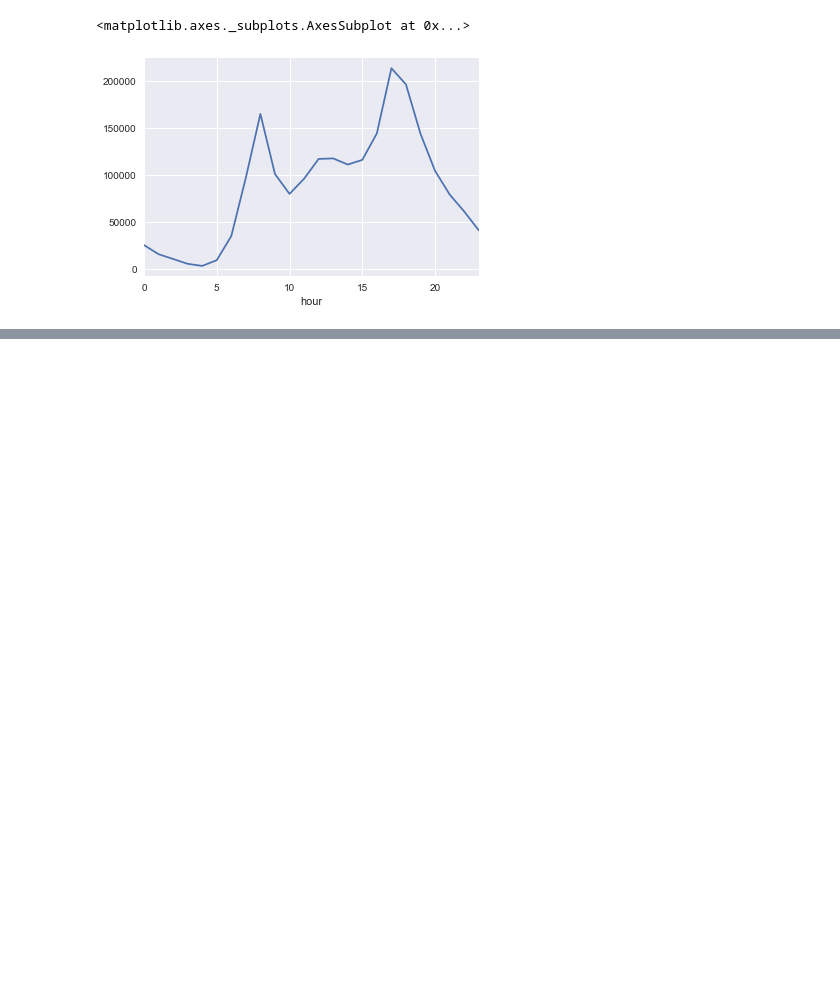
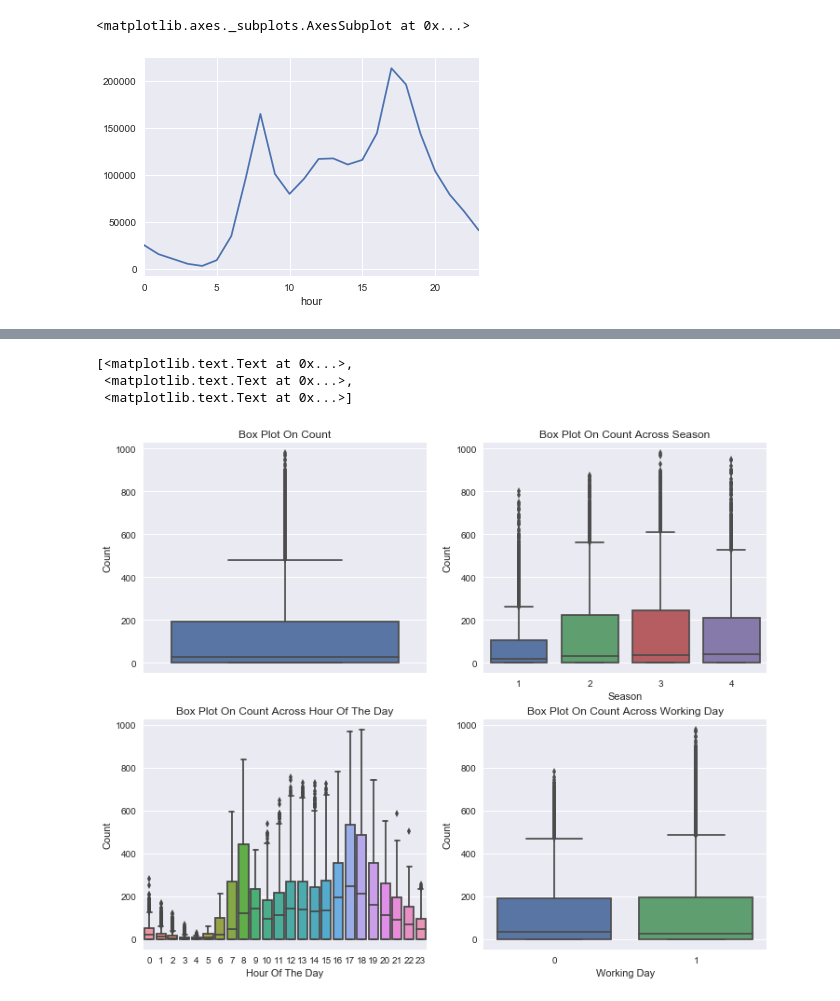
Before and after one commit to cqychen/mykaggle, a Jupyter notebook: Bike Sharing Demand/Bike Sharing Demand.ipynb, the cells around one changed output, grey strips where cells are left out. Cells and saved outputs as stored; diff of their text form; code cells hidden in the pictures; blank space fills up the shorter version.

Commit message:
Bike Sharing Demand data upload

```diff
--- a/Bike Sharing Demand/Bike Sharing Demand.ipynb
+++ b/Bike Sharing Demand/Bike Sharing Demand.ipynb
@@ -144,5 +144,3 @@ all_df.groupby('hour').sum()['count'].sort_index().plot(kind='line')
 # %% [output]
 <matplotlib.axes._subplots.AxesSubplot at 0x...>
 [figure]
-# %%
-all_df["hour_section"]=all_df.hour.apply(lambda x: if x>=0 and x<=6 then 0 else if x>=7 and x<=10 then 2 else 3 )
@@ -150,0 +147,30 @@ SyntaxError: invalid syntax (<ipython-input-98-73bb6a69ad07>, line 1)
+# %%
+def hour_section(hour):
+    if hour>=0 and hour<=6:
+        return 0
+    elif hour>=7 and hour<=10:
+        return 1
+    elif hour>=11 and hour<=15:
+        return 2
+    elif hour>=16 and hour<=20:
+        return 3
+    else :return 4
+# %%
+all_df["hour_section"]=all_df.hour.apply(hour_section)
+# %%
+fig, axes = plt.subplots(nrows=2,ncols=2)
+fig.set_size_inches(12, 10)
+sn.boxplot(data=all_df,y="count",orient="v",ax=axes[0][0])
+sn.boxplot(data=all_df,y="count",x="season",orient="v",ax=axes[0][1])
+sn.boxplot(data=all_df,y="count",x="hour",orient="v",ax=axes[1][0])
+sn.boxplot(data=all_df,y="count",x="workingday",orient="v",ax=axes[1][1])
+
+axes[0][0].set(ylabel='Count',title="Box Plot On Count")
+axes[0][1].set(xlabel='Season', ylabel='Count',title="Box Plot On Count Across Season")
+axes[1][0].set(xlabel='Hour Of The Day', ylabel='Count',title="Box Plot On Count Across Hour Of The Day")
+axes[1][1].set(xlabel='Working Day', ylabel='Count',title="Box Plot On Count Across Working Day")
+# %% [output]
+[<matplotlib.text.Text at 0x...>,
+ <matplotlib.text.Text at 0x...>,
+ <matplotlib.text.Text at 0x...>]
+[figure, added]
```
Also changed, not shown: parts of 2 cells of this notebook, 3 other files.
